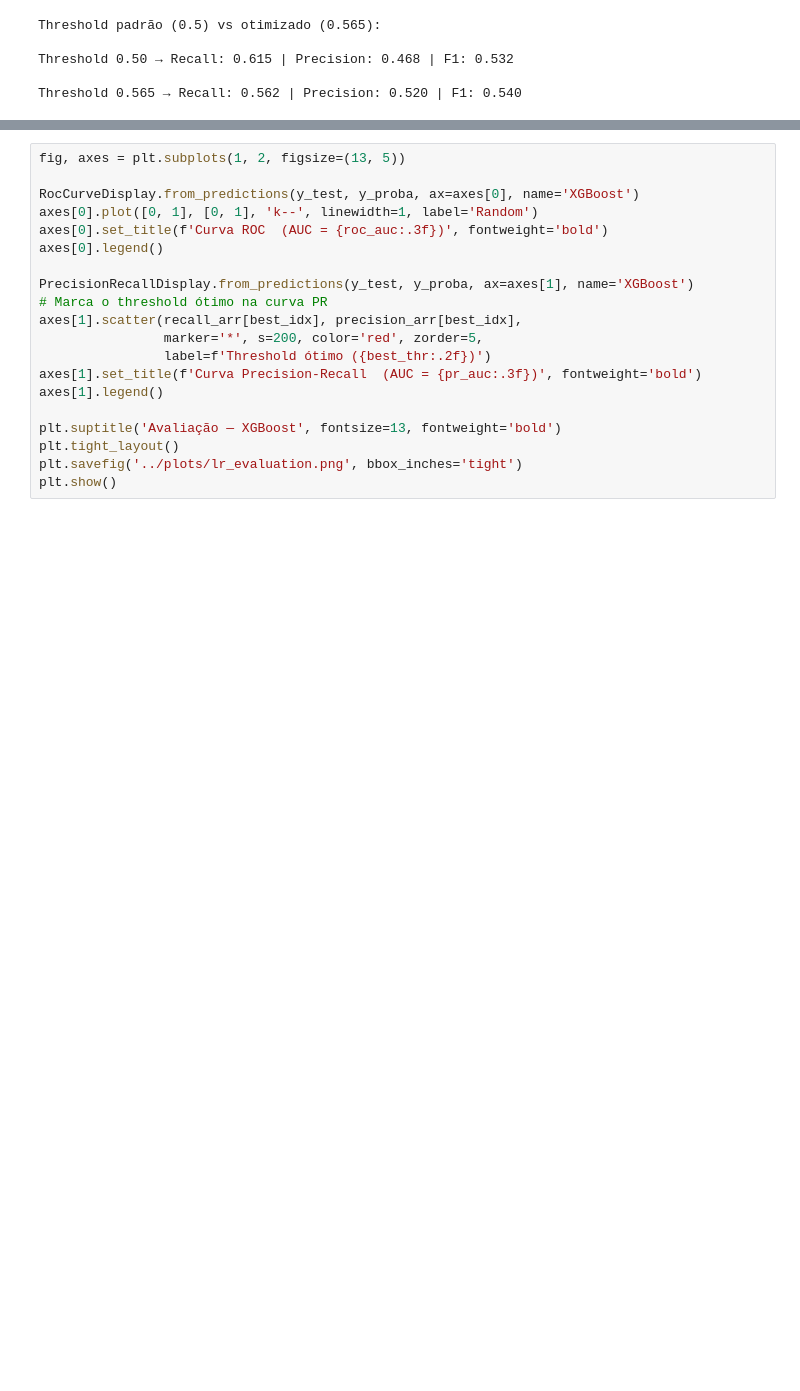
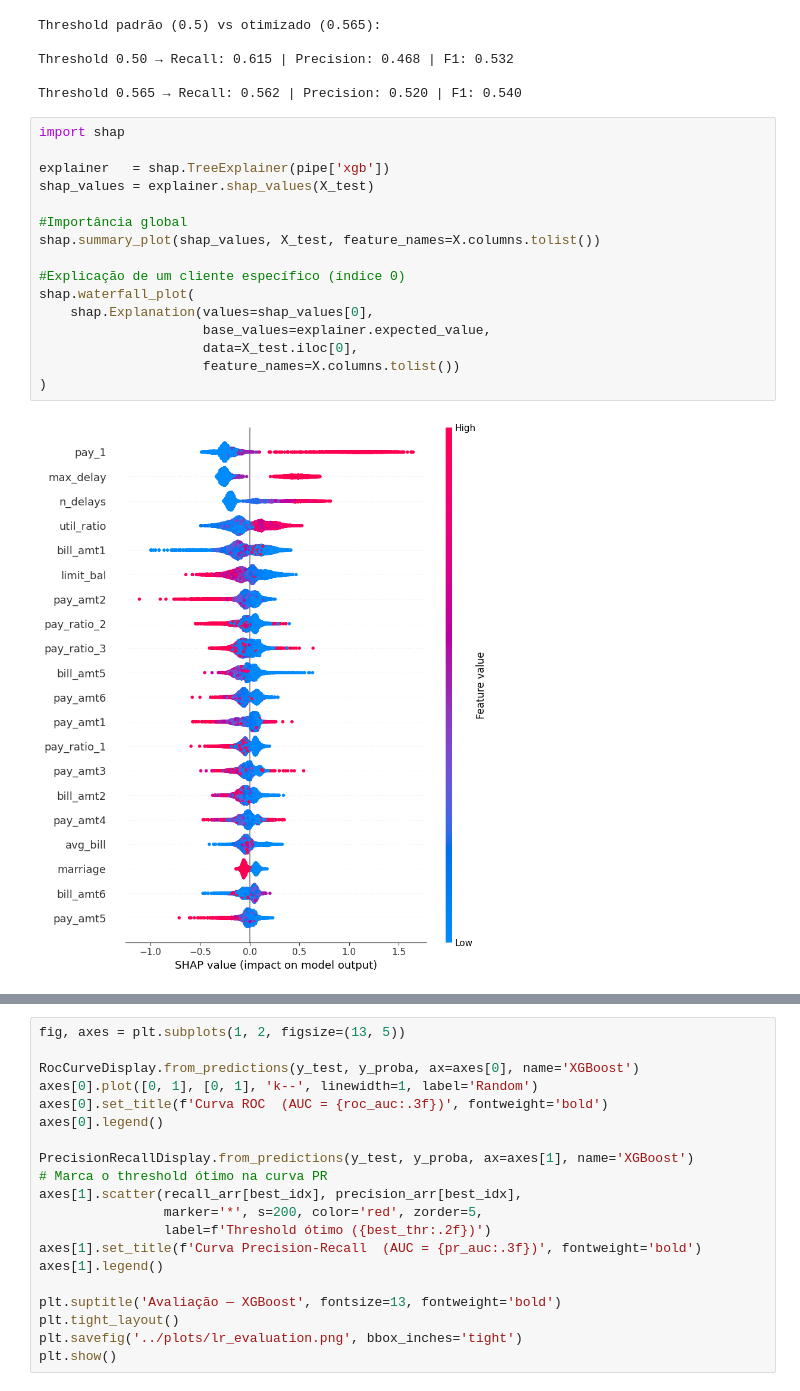
Before and after one commit to ASFischer/credit_risk, a Jupyter notebook: notebooks/modeling.ipynb, the cells around one changed output, grey strips where cells are left out. Cells and saved outputs as stored; diff of their text form; blank space fills up the shorter version.

```diff
--- a/notebooks/modeling.ipynb
+++ b/notebooks/modeling.ipynb
@@ -149,3 +147,21 @@ Threshold padrão (0.5) vs otimizado (0.565):
 Threshold 0.50 → Recall: 0.615 | Precision: 0.468 | F1: 0.532
 
 Threshold 0.565 → Recall: 0.562 | Precision: 0.520 | F1: 0.540
+# %%
+import shap
+
+explainer   = shap.TreeExplainer(pipe['xgb'])
+shap_values = explainer.shap_values(X_test)
+
+#Importância global
+shap.summary_plot(shap_values, X_test, feature_names=X.columns.tolist())
+
+#Explicação de um cliente específico (índice 0)
+shap.waterfall_plot(
+    shap.Explanation(values=shap_values[0],
+                     base_values=explainer.expected_value,
+                     data=X_test.iloc[0],
+                     feature_names=X.columns.tolist())
+)
+# %% [output]
+[figure, added]
```
Also changed, not shown: parts of 3 cells of this notebook, 2 other files.
